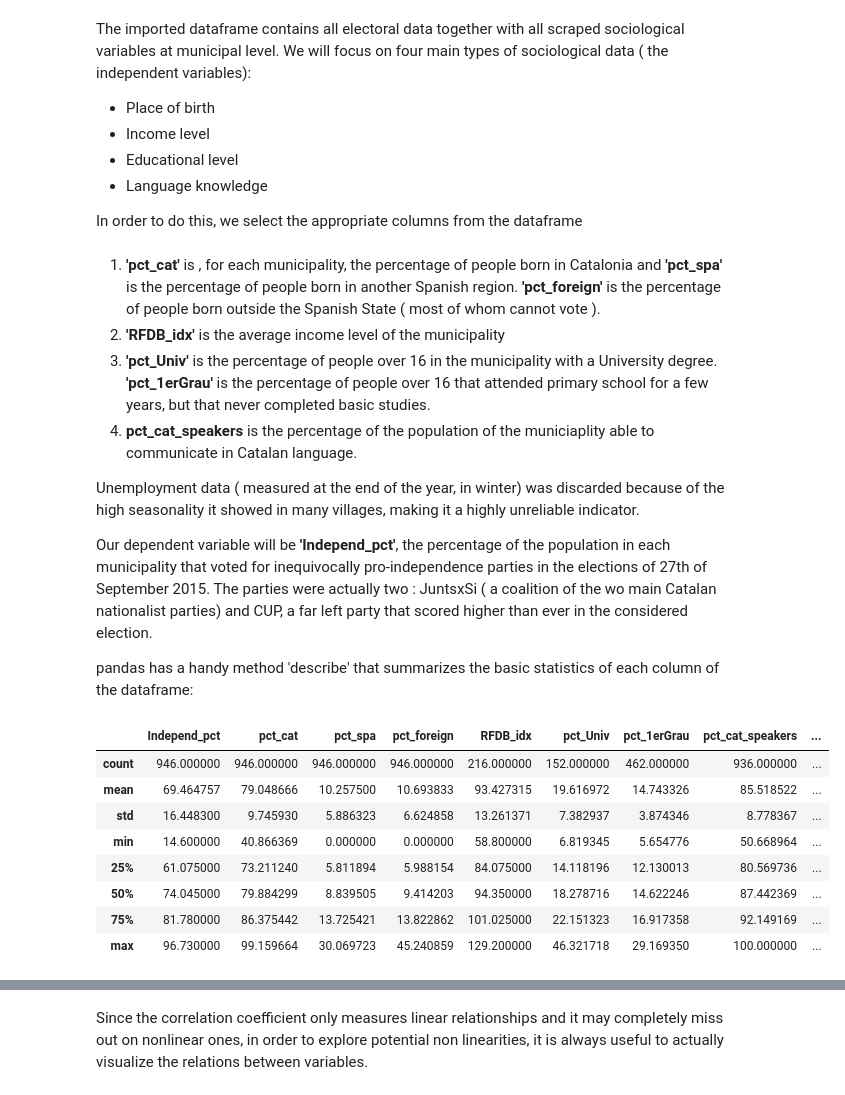
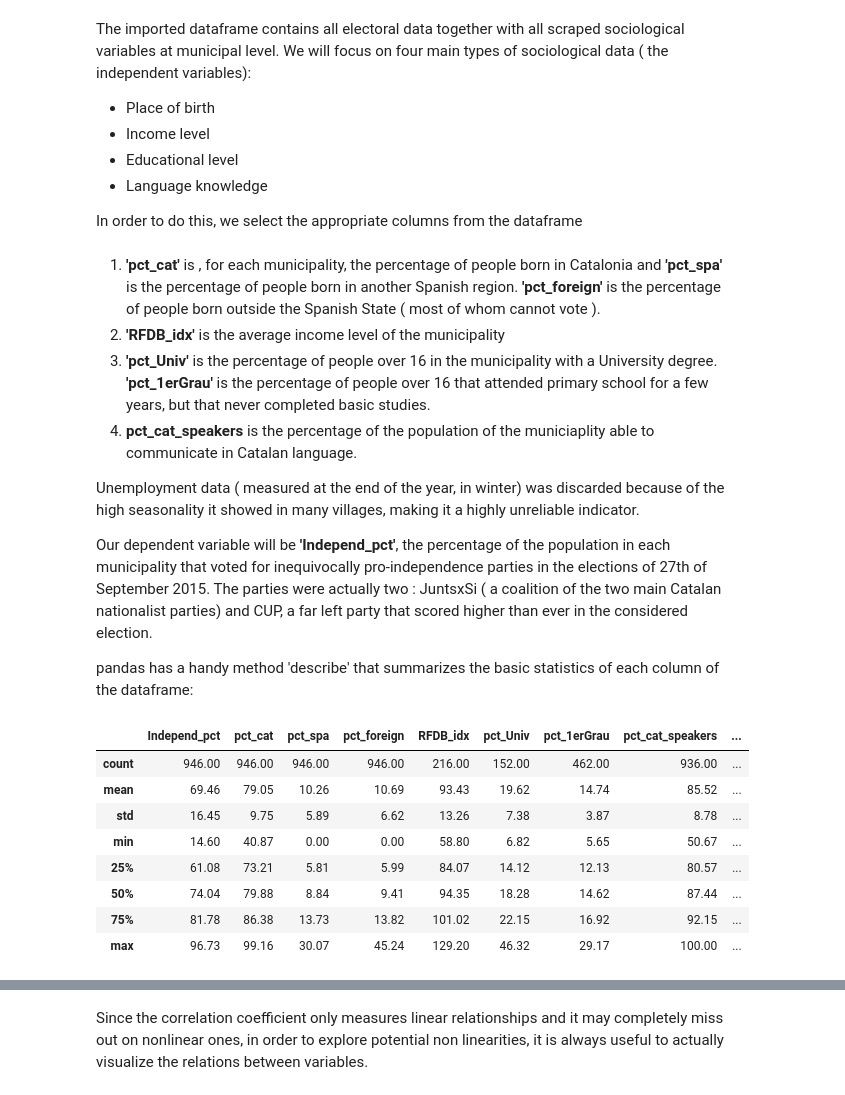
Before and after one commit to pgervila/pgervila.github.io, a Jupyter notebook: content/catalan_elections_post.ipynb, the cells around one changed output, grey strips where cells are left out. Drawn from its saved outputs; the diff is of its cells as text; code cells hidden in the pictures.

```diff
--- a/content/catalan_elections_post.ipynb
+++ b/content/catalan_elections_post.ipynb
@@ -29,8 +31,7 @@ The imported dataframe contains all electoral data together with all scraped soc
 In order to do this, we select the appropriate columns from the dataframe
 # %%
 # select relevant columns
-attributes = ['Independ_pct', 'pct_cat', 'pct_spa', 'pct_foreign', 'RFDB_idx', 'pct_Univ',
-              'pct_1erGrau', 'pct_cat_speakers', 'Tot']
+attributes = ['Independ_pct', 'pct_cat', 'pct_spa', 'pct_foreign', 'RFDB_idx', 'pct_Univ','pct_1erGrau', 'pct_cat_speakers', 'Tot']
 # %% [markdown]
    1. __'pct_cat'__ is , for each municipality, the percentage of people born in Catalonia and __'pct_spa'__ is the percentage of people born in another Spanish region. __'pct_foreign'__ is the percentage of people born outside the Spanish State ( most of whom cannot vote ).
    2. __'RFDB_idx'__ is the average income level of the municipality
@@ -39,22 +40,22 @@ attributes = ['Independ_pct', 'pct_cat', 'pct_spa', 'pct_foreign', 'RFDB_idx', '
 
 Unemployment data ( measured at the end of the year, in winter) was discarded because of the high seasonality it showed in many villages, making it a highly unreliable indicator.
 
-Our dependent variable will be __'Independ_pct'__, the percentage of the population in each municipality that voted for inequivocally pro-independence parties in the elections of 27th of September 2015. The parties were actually two : JuntsxSi ( a coalition of the wo main Catalan nationalist parties) and CUP, a far left party that scored higher than ever in the considered election.
+Our dependent variable will be __'Independ_pct'__, the percentage of the population in each municipality that voted for inequivocally pro-independence parties in the elections of 27th of September 2015. The parties were actually two : JuntsxSi ( a coalition of the two main Catalan nationalist parties) and CUP, a far left party that scored higher than ever in the considered election.
 
 pandas has a handy method 'describe' that summarizes the basic statistics of each column of the dataframe:
 # %%
 # describe data
-DF_ALL_MUNIC_DATA[attributes].describe()
+DF_ALL_MUNIC_DATA[attributes].describe().round(2)
 # %% [output]
 |  | Independ_pct | pct_cat | pct_spa | pct_foreign | RFDB_idx | pct_Univ | pct_1erGrau | pct_cat_speakers | ... |
-| count | 946.000000 | 946.000000 | 946.000000 | 946.000000 | 216.000000 | 152.000000 | 462.000000 | 936.000000 | ... |
-| mean | 69.464757 | 79.048666 | 10.257500 | 10.693833 | 93.427315 | 19.616972 | 14.743326 | 85.518522 | ... |
-| std | 16.448300 | 9.745930 | 5.886323 | 6.624858 | 13.261371 | 7.382937 | 3.874346 | 8.778367 | ... |
-| min | 14.600000 | 40.866369 | 0.000000 | 0.000000 | 58.800000 | 6.819345 | 5.654776 | 50.668964 | ... |
-| 25% | 61.075000 | 73.211240 | 5.811894 | 5.988154 | 84.075000 | 14.118196 | 12.130013 | 80.569736 | ... |
-| 50% | 74.045000 | 79.884299 | 8.839505 | 9.414203 | 94.350000 | 18.278716 | 14.622246 | 87.442369 | ... |
-| 75% | 81.780000 | 86.375442 | 13.725421 | 13.822862 | 101.025000 | 22.151323 | 16.917358 | 92.149169 | ... |
-| max | 96.730000 | 99.159664 | 30.069723 | 45.240859 | 129.200000 | 46.321718 | 29.169350 | 100.000000 | ... |
+| count | 946.00 | 946.00 | 946.00 | 946.00 | 216.00 | 152.00 | 462.00 | 936.00 | ... |
+| mean | 69.46 | 79.05 | 10.26 | 10.69 | 93.43 | 19.62 | 14.74 | 85.52 | ... |
+| std | 16.45 | 9.75 | 5.89 | 6.62 | 13.26 | 7.38 | 3.87 | 8.78 | ... |
+| min | 14.60 | 40.87 | 0.00 | 0.00 | 58.80 | 6.82 | 5.65 | 50.67 | ... |
+| 25% | 61.08 | 73.21 | 5.81 | 5.99 | 84.07 | 14.12 | 12.13 | 80.57 | ... |
+| 50% | 74.04 | 79.88 | 8.84 | 9.41 | 94.35 | 18.28 | 14.62 | 87.44 | ... |
+| 75% | 81.78 | 86.38 | 13.73 | 13.82 | 101.02 | 22.15 | 16.92 | 92.15 | ... |
+| max | 96.73 | 99.16 | 30.07 | 45.24 | 129.20 | 46.32 | 29.17 | 100.00 | ... |
 # %% [markdown]
 Unfortunately, educational and income data are not available for the majority of the municipalities. On the contrary, place of birth and language knowledge are available for all of them. A few comments on the data are:
  - __The distribution of the population__: __'Tot'__ variable is the number of inhabitants in the municipalities. 75% of them have less than 3700 inhabitants. The maximum corresponds to Barcelona, with more than 1.6 million people. The minimum, to a village of only 27 souls.
```
Also changed, not shown: parts of 25 cells of this notebook, 5 other files.
